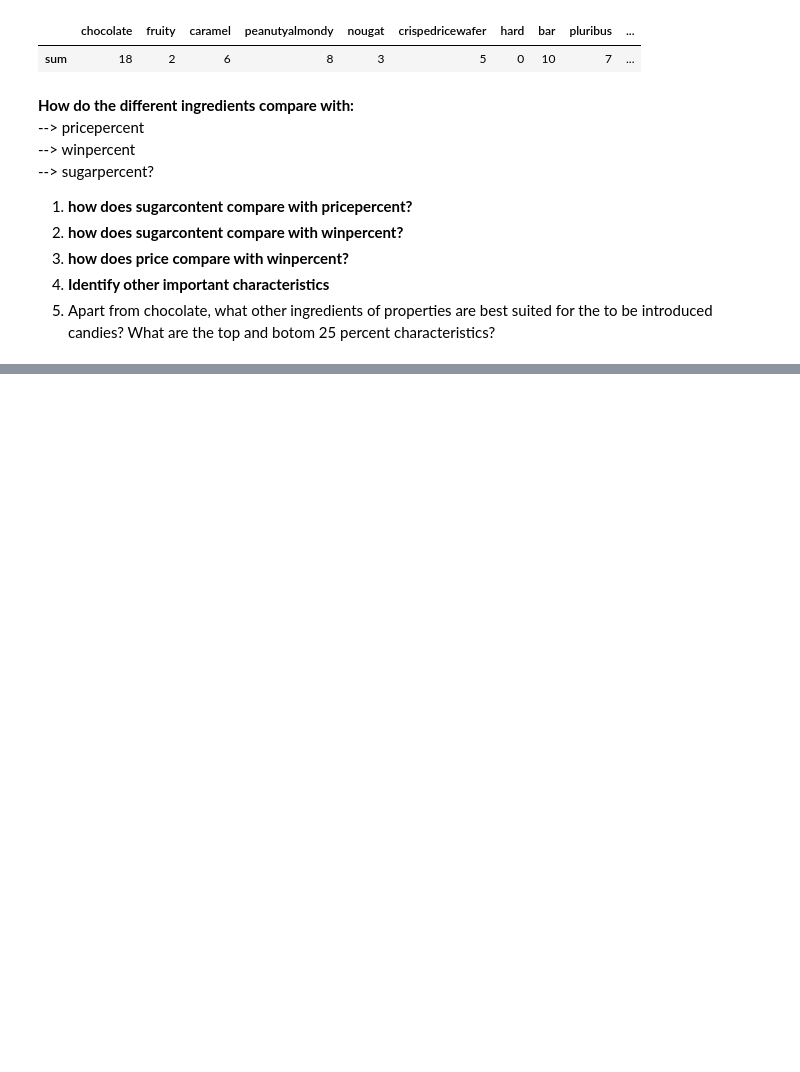
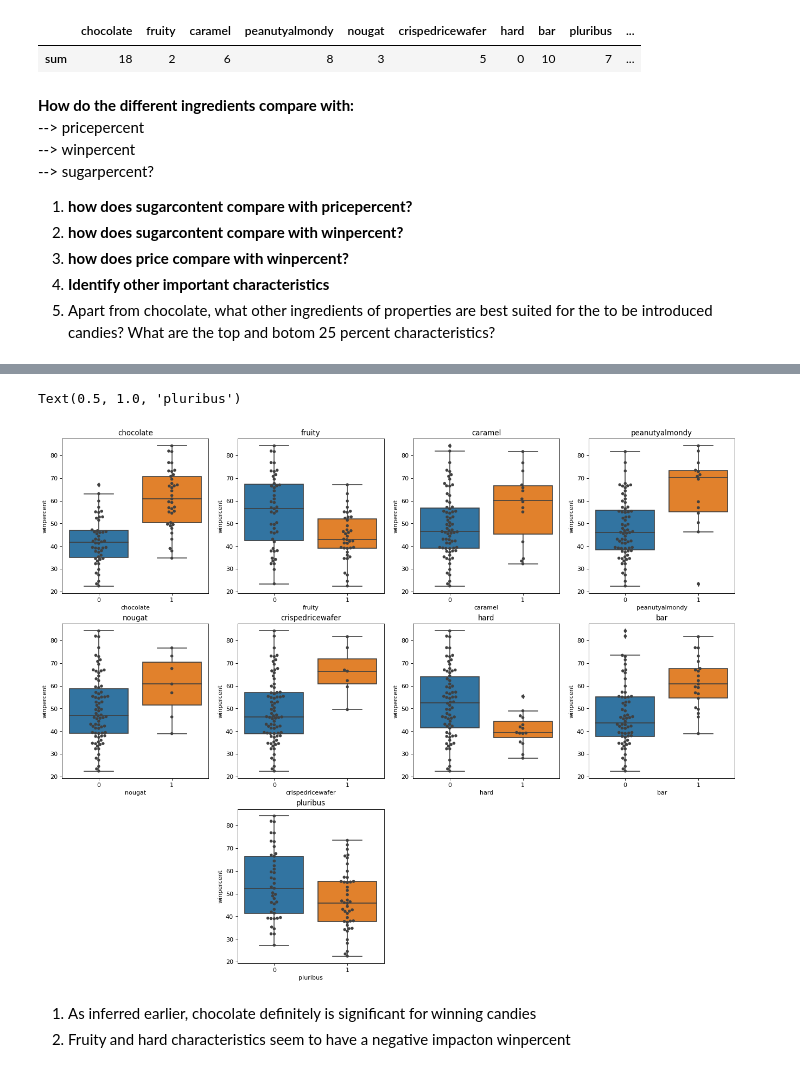
Before and after one commit to ved164/candy-power-ranking, a Jupyter notebook: eda.ipynb, the cells around one changed output, grey strips where cells are left out. Cells and saved outputs as stored; diff of their text form; code cells hidden in the pictures; blank space fills up the shorter version.

```diff
--- a/eda.ipynb
+++ b/eda.ipynb
@@ -415,0 +407,55 @@ sum_total_occurrence
+# %%
+characteristics = ['chocolate', 'fruity', 'caramel', 'peanutyalmondy', 'nougat', 'crispedricewafer', 'hard', 'bar', 'pluribus']
+y = 'winpercent'
+
+plt.figure(figsize = (20,16), dpi = 80)
+plt.subplot(3,4,1)
+sns.boxplot(x='chocolate', y = y, data = df)
+sns.swarmplot(x='chocolate', y=y, data=df, color=".25")
+plt.title('chocolate')
+
+plt.subplot(3,4,2)
+sns.boxplot(x='fruity', y = y,  data = df)
+sns.swarmplot(x='fruity', y=y, data=df, color=".25")
+plt.title('fruity')
+
+plt.subplot(3,4,3)
+sns.boxplot(x='caramel', y = y, data = df)
+sns.swarmplot(x='caramel', y=y, data=df, color=".25")
+plt.title('caramel')
+
+plt.subplot(3,4,4)
+sns.boxplot(x='peanutyalmondy', y = y, data = df)
+sns.swarmplot(x='peanutyalmondy', y=y, data=df, color=".25")
+plt.title('peanutyalmondy')
+
+plt.subplot(3,4,5)
+sns.boxplot(x='nougat', y = y,data = df)
+sns.swarmplot(x='nougat', y=y, data=df, color=".25")
+plt.title('nougat')
+
+plt.subplot(3,4,6)
+sns.boxplot(x='crispedricewafer',y = y, data = df)
+sns.swarmplot(x='crispedricewafer', y=y, data=df, color=".25")
+plt.title('crispedricewafer')
+
+plt.subplot(3,4,7)
+sns.boxplot(x='hard',y = y, data = df)
+sns.swarmplot(x='hard', y=y, data=df, color=".25")
+plt.title('hard')
+
+plt.subplot(3,4,8)
+sns.boxplot(x='bar',y = y, data = df)
+sns.swarmplot(x='bar', y=y, data=df, color=".25")
+plt.title('bar')
+
+plt.subplot(3,4,10)
+sns.boxplot(x='pluribus',y = y, data = df)
+sns.swarmplot(x='pluribus', y=y, data=df, color=".25")
+plt.title('pluribus')
+# %% [output]
+Text(0.5, 1.0, 'pluribus')
+[figure, added]
+# %% [markdown]
+1. As inferred earlier, chocolate definitely is significant for winning candies
+2. Fruity and hard characteristics seem to have a negative impacton winpercent
```
Also changed, not shown: parts of 24 cells of this notebook, 1 other file.
